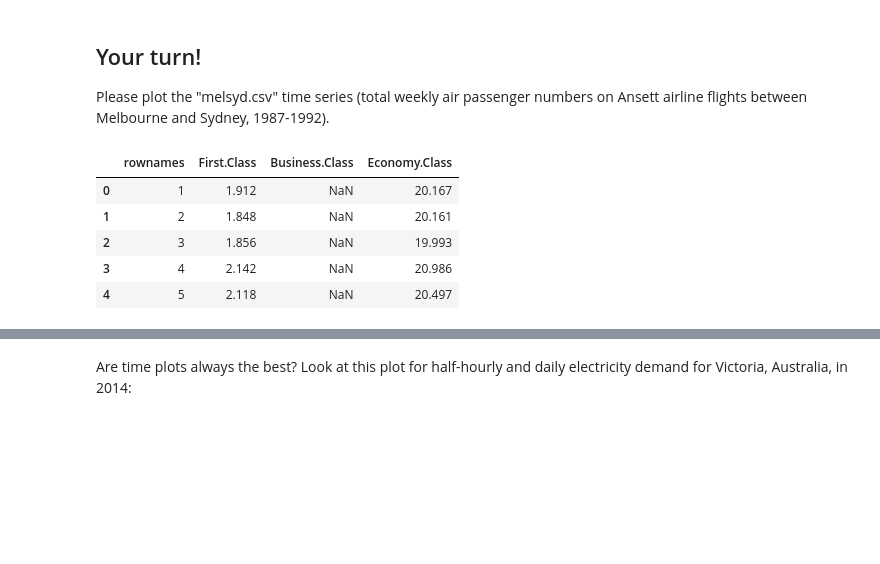
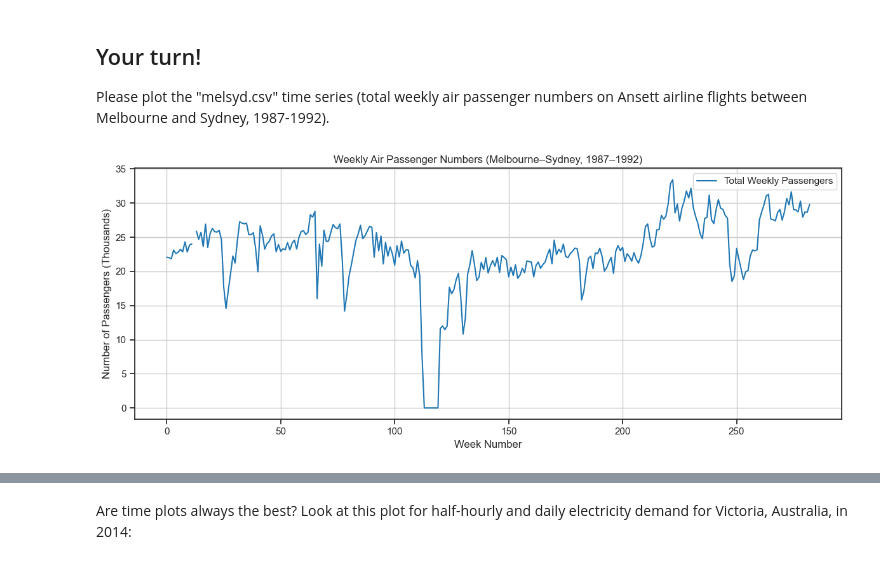
Before and after one commit to MartynaLatka/MartynaLatka.RozaMatlakiewicz.DS.2025, a Jupyter notebook: report8/Exercise11.ipynb, the cells around one changed output, grey strips where cells are left out. Cells and saved outputs as stored; diff of their text form; code cells hidden in the pictures; blank space fills up the shorter version.

```diff
--- a/report8/Exercise11.ipynb
+++ b/report8/Exercise11.ipynb
@@ -189,12 +189,20 @@ Please plot the "melsyd.csv" time series (total weekly air passenger numbers on
 # %%
 # Your code goes here!
 path = 'data/melsyd.csv'
-df = pd.read_csv(path)
-df.head()
+melsyd_df = pd.read_csv(path)
+melsyd_df.head()
+
+melsyd_df['Total.Passengers'] = melsyd_df['First.Class'] + melsyd_df['Economy.Class']
+
+# Wykres
+plt.figure(figsize=(12, 5))
+plt.plot(melsyd_df['Total.Passengers'], label='Total Weekly Passengers')
+plt.title('Weekly Air Passenger Numbers (Melbourne–Sydney, 1987–1992)')
+plt.xlabel('Week Number')
+plt.ylabel('Number of Passengers (Thousands)')
+plt.grid(True)
+plt.legend()
+plt.tight_layout()
+plt.show()
 # %% [output]
-|  | rownames | First.Class | Business.Class | Economy.Class |
-| 0 | 1 | 1.912 | NaN | 20.167 |
-| 1 | 2 | 1.848 | NaN | 20.161 |
-| 2 | 3 | 1.856 | NaN | 19.993 |
-| 3 | 4 | 2.142 | NaN | 20.986 |
-| 4 | 5 | 2.118 | NaN | 20.497 |
+[figure, added]
```
Also changed, not shown: parts of 5 cells of this notebook.
